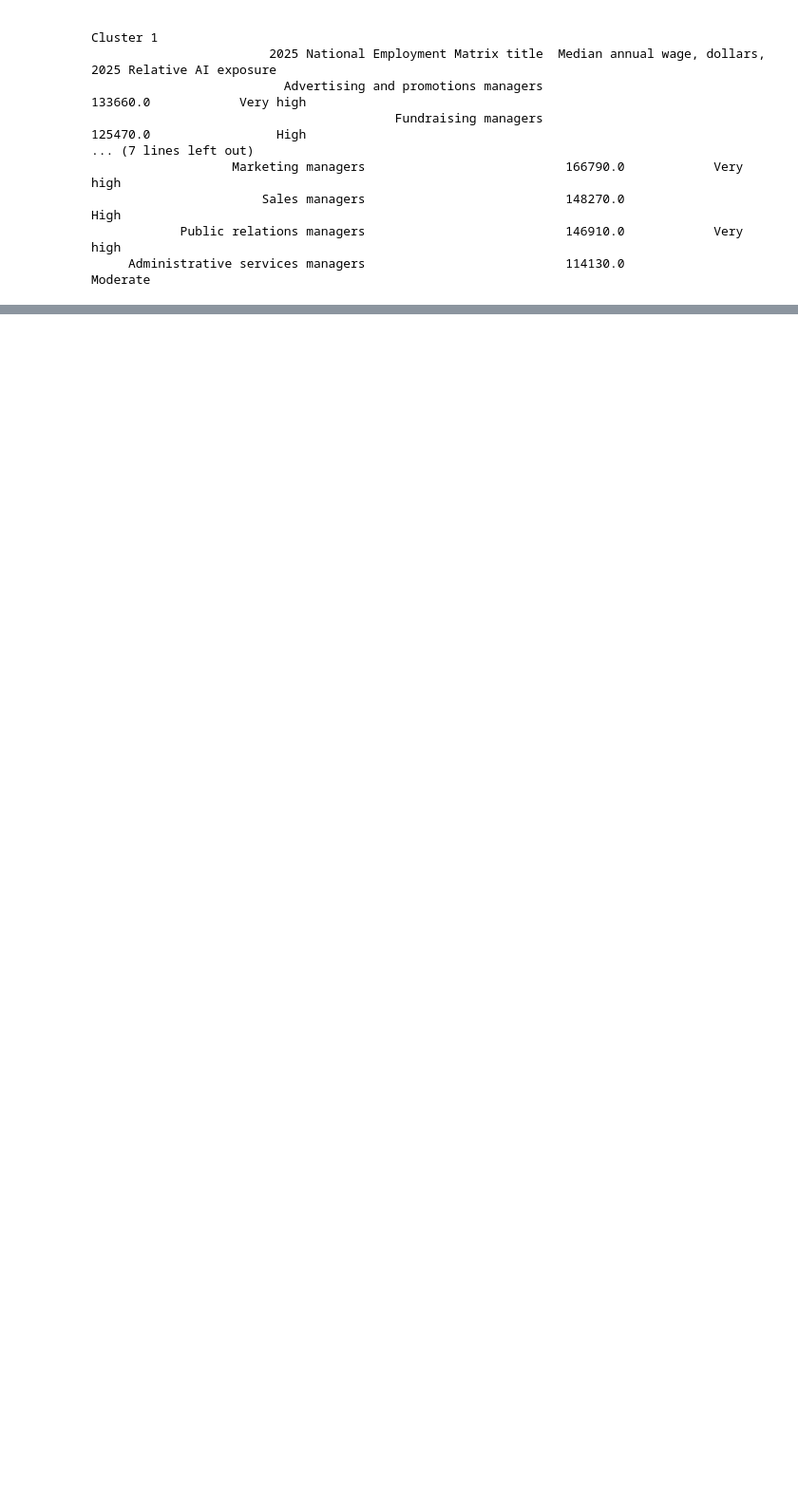
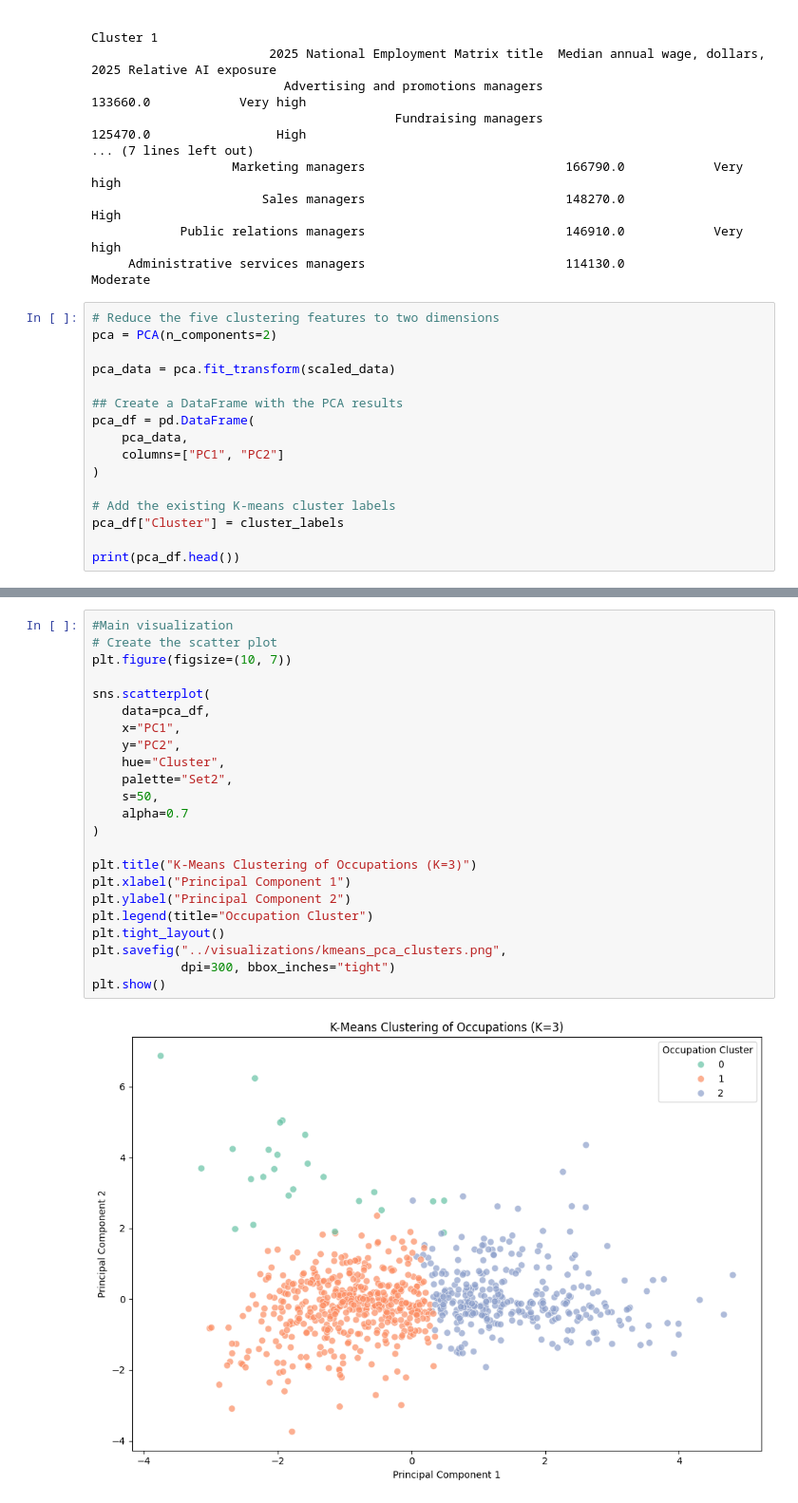
Before and after one commit to gkoduol/AI-occupational-exposure-analysis, a Jupyter notebook: main code/ai_clustering.ipynb, the cells around one changed output, grey strips where cells are left out. Shown at 95% size. Saved outputs shown, nothing was run; the diff lists cells and outputs as text; blank space fills up the shorter version.

Commit message:
update to main-code, added visualizations to appropriate folder

```diff
--- a/main code/ai_clustering.ipynb
+++ b/main code/ai_clustering.ipynb
@@ -413,3 +443,19 @@ Cluster 1
                        Sales managers                           148270.0                 High
             Public relations managers                           146910.0            Very high
      Administrative services managers                           114130.0             Moderate
+# %%
+# Reduce the five clustering features to two dimensions
+pca = PCA(n_components=2)
+
+pca_data = pca.fit_transform(scaled_data)
+
+## Create a DataFrame with the PCA results
+pca_df = pd.DataFrame(
+    pca_data,
+    columns=["PC1", "PC2"]
+)
+
+# Add the existing K-means cluster labels
+pca_df["Cluster"] = cluster_labels
+
+print(pca_df.head())
@@ -415,0 +469,25 @@ Cluster 1
+# %%
+#Main visualization
+# Create the scatter plot
+plt.figure(figsize=(10, 7))
+
+sns.scatterplot(
+    data=pca_df,
+    x="PC1",
+    y="PC2",
+    hue="Cluster",
+    palette="Set2",
+    s=50,
+    alpha=0.7
+)
+
+plt.title("K-Means Clustering of Occupations (K=3)")
+plt.xlabel("Principal Component 1")
+plt.ylabel("Principal Component 2")
+plt.legend(title="Occupation Cluster")
+plt.tight_layout()
+plt.savefig("../visualizations/kmeans_pca_clusters.png",
+            dpi=300, bbox_inches="tight")
+plt.show()
+# %% [output]
+[figure, added]
```
Also changed, not shown: parts of 10 cells of this notebook, 6 other files.
